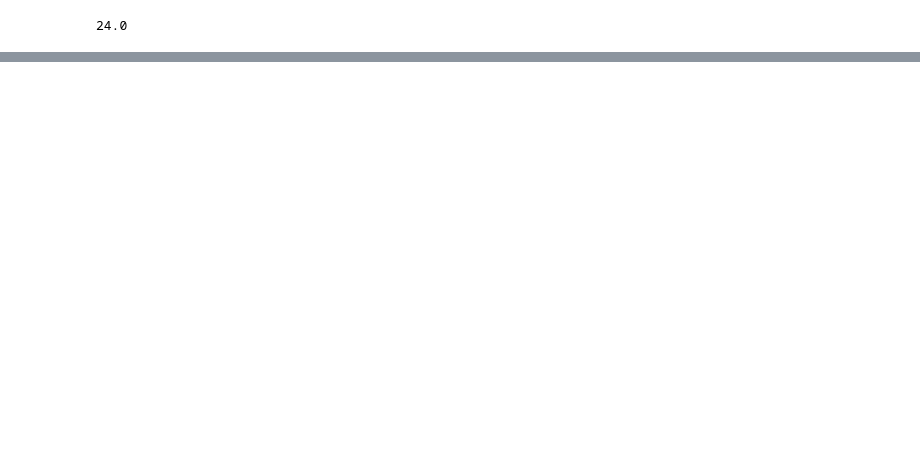
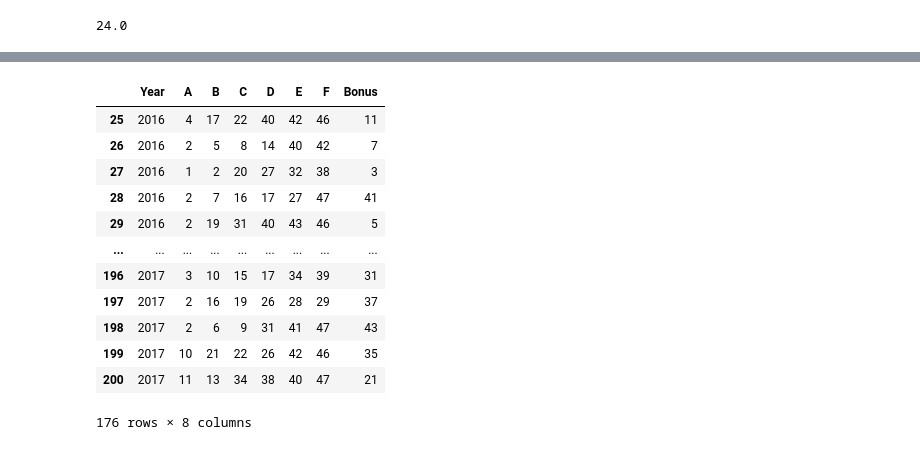
Before and after one commit to killfoley/Lotto-Scraping, a Jupyter notebook: Lotto results notebook.ipynb, the cells around one changed output, grey strips where cells are left out. Cells and saved outputs as stored; diff of their text form; code cells hidden in the pictures; blank space fills up the shorter version.

```diff
--- a/Lotto results notebook.ipynb
+++ b/Lotto results notebook.ipynb
@@ -794,0 +801,17 @@ for r in dictionary_numbers_sorted_keys_19_20_21:
+# %%
+#counts of unique values for the bonus to find the most occuring numbers
+df_lotto.loc[25:200]
+# %% [output]
+|  | Year | A | B | C | D | E | F | Bonus |
+| 25 | 2016 | 4 | 17 | 22 | 40 | 42 | 46 | 11 |
+| 26 | 2016 | 2 | 5 | 8 | 14 | 40 | 42 | 7 |
+| 27 | 2016 | 1 | 2 | 20 | 27 | 32 | 38 | 3 |
+| 28 | 2016 | 2 | 7 | 16 | 17 | 27 | 47 | 41 |
+| 29 | 2016 | 2 | 19 | 31 | 40 | 43 | 46 | 5 |
+| ... | ... | ... | ... | ... | ... | ... | ... | ... |
+| 196 | 2017 | 3 | 10 | 15 | 17 | 34 | 39 | 31 |
+| 197 | 2017 | 2 | 16 | 19 | 26 | 28 | 29 | 37 |
+| 198 | 2017 | 2 | 6 | 9 | 31 | 41 | 47 | 43 |
+| 199 | 2017 | 10 | 21 | 22 | 26 | 42 | 46 | 35 |
+| 200 | 2017 | 11 | 13 | 34 | 38 | 40 | 47 | 21 |
+176 rows × 8 columns
```
Also changed, not shown: parts of 32 cells of this notebook, 3 other files.
